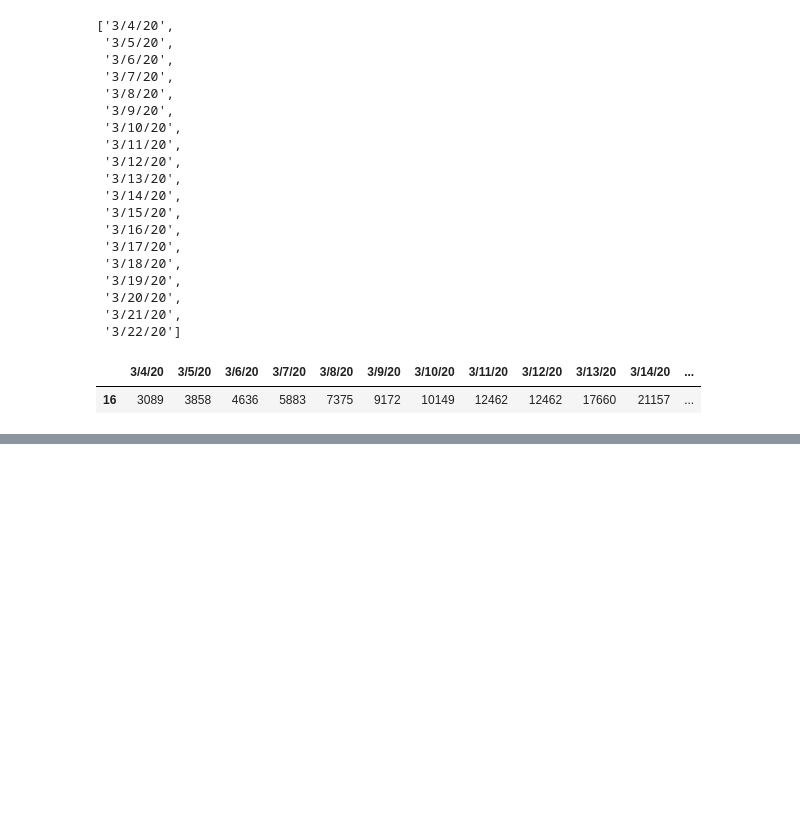
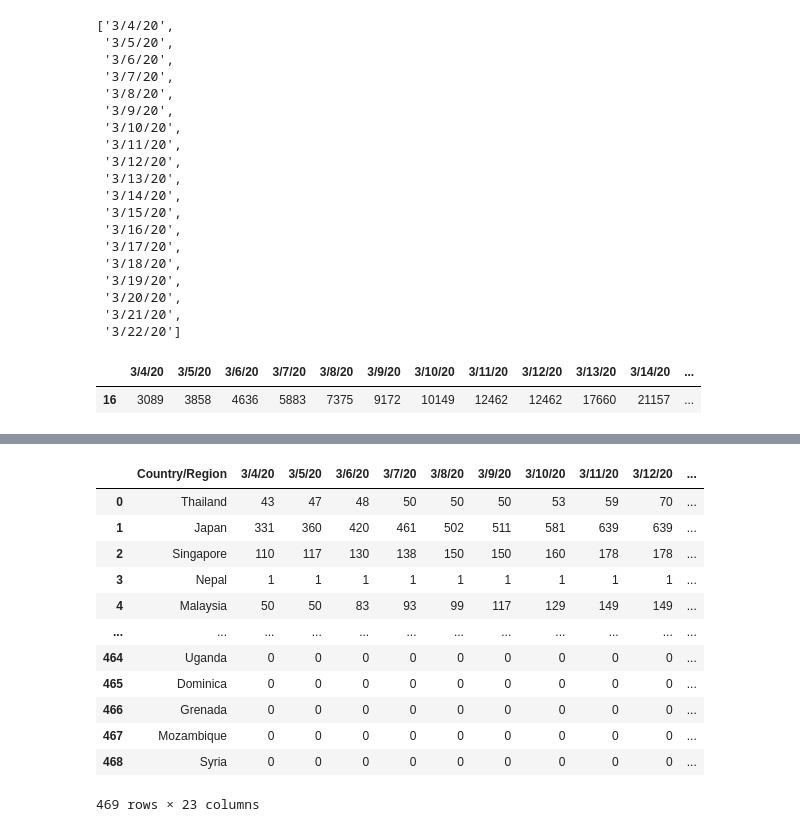
Before and after one commit to gmpravin/10DaysMLChallange-Coronoviras, a Jupyter notebook: Day1.ipynb, the cells around one changed output, grey strips where cells are left out. Saved outputs shown, nothing was run; the diff lists cells and outputs as text; code cells hidden in the pictures; blank space fills up the shorter version.

```diff
--- a/Day1.ipynb
+++ b/Day1.ipynb
@@ -407,0 +436,2 @@ ValueError: ignored
+# %%
+continents = pd.read_csv("continent.csv", sep=',')
@@ -407,0 +457,16 @@ ValueError: ignored
+# %%
+merged_df
+# %% [output]
+|  | Country/Region | 3/4/20 | 3/5/20 | 3/6/20 | 3/7/20 | 3/8/20 | 3/9/20 | 3/10/20 | 3/11/20 | 3/12/20 | ... |
+| 0 | Thailand | 43 | 47 | 48 | 50 | 50 | 50 | 53 | 59 | 70 | ... |
+| 1 | Japan | 331 | 360 | 420 | 461 | 502 | 511 | 581 | 639 | 639 | ... |
+| 2 | Singapore | 110 | 117 | 130 | 138 | 150 | 150 | 160 | 178 | 178 | ... |
+| 3 | Nepal | 1 | 1 | 1 | 1 | 1 | 1 | 1 | 1 | 1 | ... |
+| 4 | Malaysia | 50 | 50 | 83 | 93 | 99 | 117 | 129 | 149 | 149 | ... |
+| ... | ... | ... | ... | ... | ... | ... | ... | ... | ... | ... | ... |
+| 464 | Uganda | 0 | 0 | 0 | 0 | 0 | 0 | 0 | 0 | 0 | ... |
+| 465 | Dominica | 0 | 0 | 0 | 0 | 0 | 0 | 0 | 0 | 0 | ... |
+| 466 | Grenada | 0 | 0 | 0 | 0 | 0 | 0 | 0 | 0 | 0 | ... |
+| 467 | Mozambique | 0 | 0 | 0 | 0 | 0 | 0 | 0 | 0 | 0 | ... |
+| 468 | Syria | 0 | 0 | 0 | 0 | 0 | 0 | 0 | 0 | 0 | ... |
+469 rows × 23 columns
```
Also changed, not shown: parts of 12 cells of this notebook.
